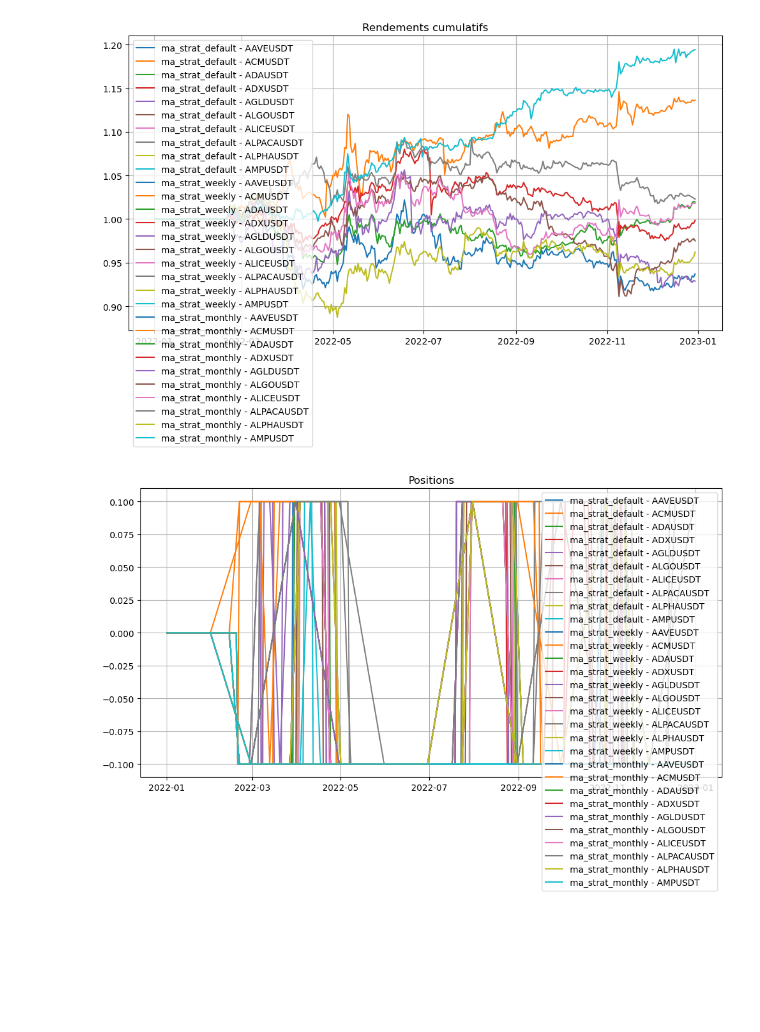
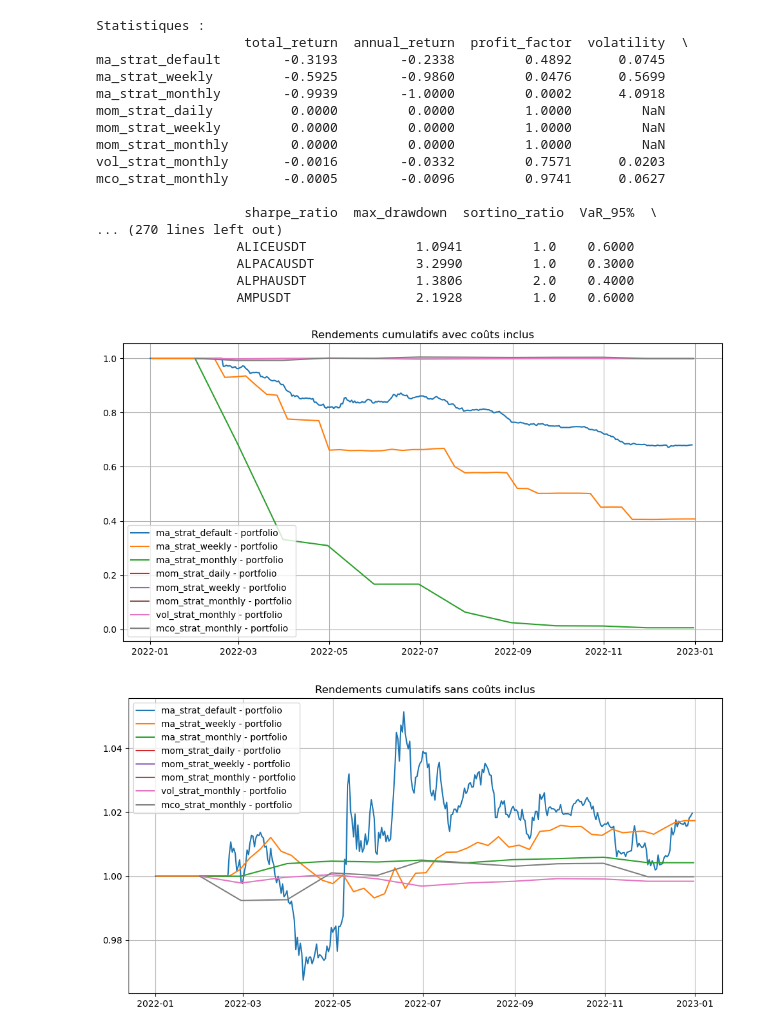
Before and after one commit to lincecile/POO_Projet, a Jupyter notebook: Exemple.ipynb, the cells around one changed output. Cells and saved outputs as stored; diff of their text form; code cells hidden in the pictures; blank space fills up the shorter version.

Commit message:
tests unitaires ok + correct double figure graph

```diff
--- a/Exemple.ipynb
+++ b/Exemple.ipynb
@@ -115,10 +295,37 @@ ma_strat_monthly   -0.0018             1.2673          47    0.6000
+# %%
+
+# Affichage des statistiques
+manager.print_statistics()
+manager.print_statistics(strategy_name="ma_strat_default")
+manager.print_statistics(strategy_name="ma_strat_default",detail=True)
+manager.print_statistics(detail=True)
+# %% [output]
+Statistiques :
+                   total_return  annual_return  profit_factor  volatility  \
+ma_strat_default        -0.3193        -0.2338         0.4892      0.0745
+ma_strat_weekly         -0.5925        -0.9860         0.0476      0.5699
+ma_strat_monthly        -0.9939        -1.0000         0.0002      4.0918
+mom_strat_daily          0.0000         0.0000         1.0000         NaN
+mom_strat_weekly         0.0000         0.0000         1.0000         NaN
+mom_strat_monthly        0.0000         0.0000         1.0000         NaN
+vol_strat_monthly       -0.0016        -0.0332         0.7571      0.0203
+mco_strat_monthly       -0.0005        -0.0096         0.9741      0.0627
+
+                   sharpe_ratio  max_drawdown  sortino_ratio  VaR_95%  \
+... (270 lines left out)
+                  ALICEUSDT              1.0941         1.0    0.6000
+                  ALPACAUSDT             3.2990         1.0    0.3000
+                  ALPHAUSDT              1.3806         2.0    0.4000
+                  AMPUSDT                2.1928         1.0    0.6000
 # %%
+
 # Visualize results
 backend = 'matplotlib' # 'plotly' # 'matplotlib' # 'seaborn'
 
 # Plot individual strategies
-manager.plot_all_strategies(backend=backend)
+manager.plot_all_strategies(backend=backend,include_costs=True)
+manager.plot_all_strategies(backend=backend,include_costs=False)
 # %% [output]
-[figure, old version]
+[figure, new version]
-[figure, old version]
+[figure, new version]
 # %%
```
Also changed, not shown: parts of 7 cells of this notebook, 7 other files.
